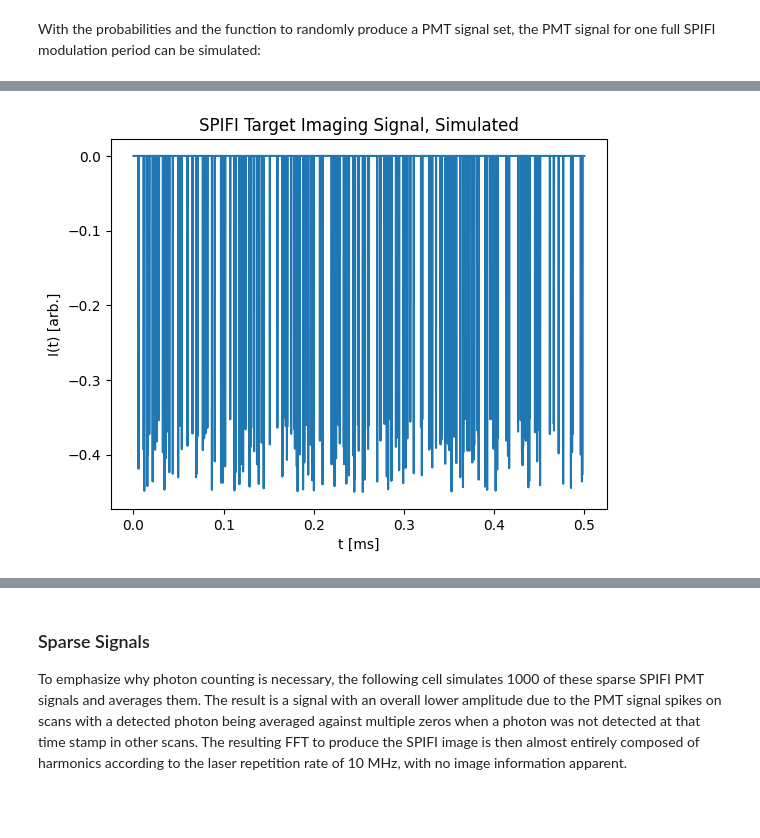
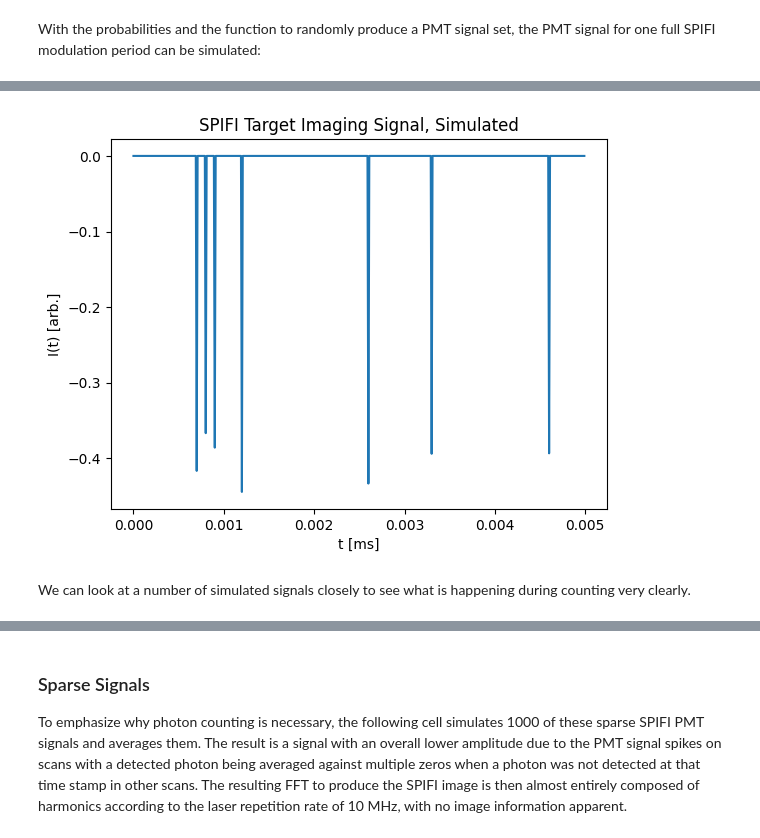
Before and after one commit to dscarbro21/Photon_Counting_SPIFI_Principles, a Jupyter notebook: photon_counting_SPIFI_principles.ipynb, the cells around one changed output, grey strips where cells are left out. Saved outputs shown, nothing was run; the diff lists cells and outputs as text; code cells hidden in the pictures; blank space fills up the shorter version.

```diff
--- a/photon_counting_SPIFI_principles.ipynb
+++ b/photon_counting_SPIFI_principles.ipynb
@@ -330,8 +349,10 @@ With the probabilities and the function to randomly produce a PMT signal set, th
 # %%
-plt.plot(tArr/ms, simulate_signal(photonProbabilities, 0.05))
+plt.plot(tArr[:500]/ms, simulate_signal(photonProbabilities*4, 0.05)[:500])
 plt.title("SPIFI Target Imaging Signal, Simulated")
 plt.xlabel("t [ms]")
 plt.ylabel("I(t) [arb.]")
 plt.show()
 # %% [output]
-[figure, old version]
+[figure, new version]
+# %% [markdown]
+We can look at a number of simulated signals closely to see what is happening during counting very clearly.
```
Also changed, not shown: parts of 15 cells of this notebook, 3 other files.
